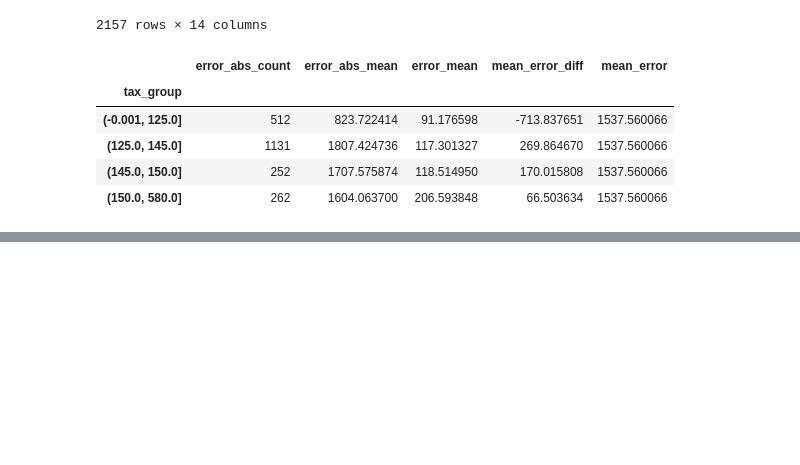
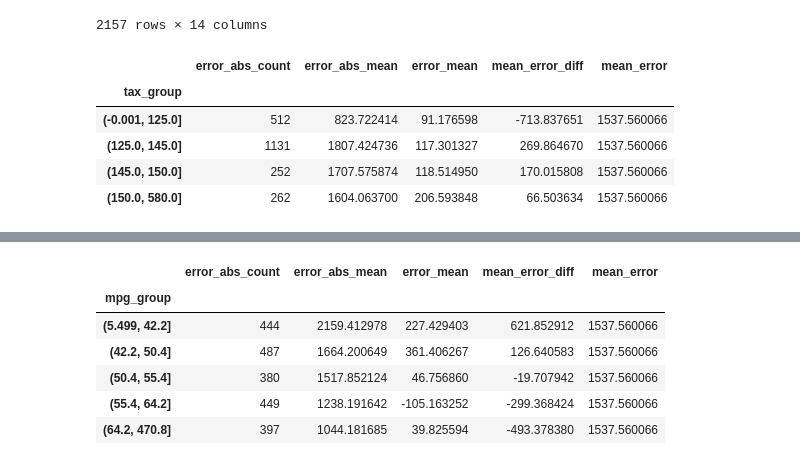
Before and after one commit to SergeyB81/Portfolio-DS, a Jupyter notebook: Car price/model_analysis_and_interpretation.ipynb, the cells around one changed output, grey strips where cells are left out. Saved outputs shown, nothing was run; the diff lists cells and outputs as text; code cells hidden in the pictures; blank space fills up the shorter version.

```diff
--- a/Car price/model_analysis_and_interpretation.ipynb
+++ b/Car price/model_analysis_and_interpretation.ipynb
@@ -454,0 +467,10 @@ print_error(test['tax_group'])
+# %%
+print_error('mpg_group')
+# %% [output]
+|  | error_abs_count | error_abs_mean | error_mean | mean_error_diff | mean_error |
+| mpg_group |  |  |  |  |  |
+| (5.499, 42.2] | 444 | 2159.412978 | 227.429403 | 621.852912 | 1537.560066 |
+| (42.2, 50.4] | 487 | 1664.200649 | 361.406267 | 126.640583 | 1537.560066 |
+| (50.4, 55.4] | 380 | 1517.852124 | 46.756860 | -19.707942 | 1537.560066 |
+| (55.4, 64.2] | 449 | 1238.191642 | -105.163252 | -299.368424 | 1537.560066 |
+| (64.2, 470.8] | 397 | 1044.181685 | 39.825594 | -493.378380 | 1537.560066 |
```
Also changed, not shown: parts of 11 cells of this notebook.
